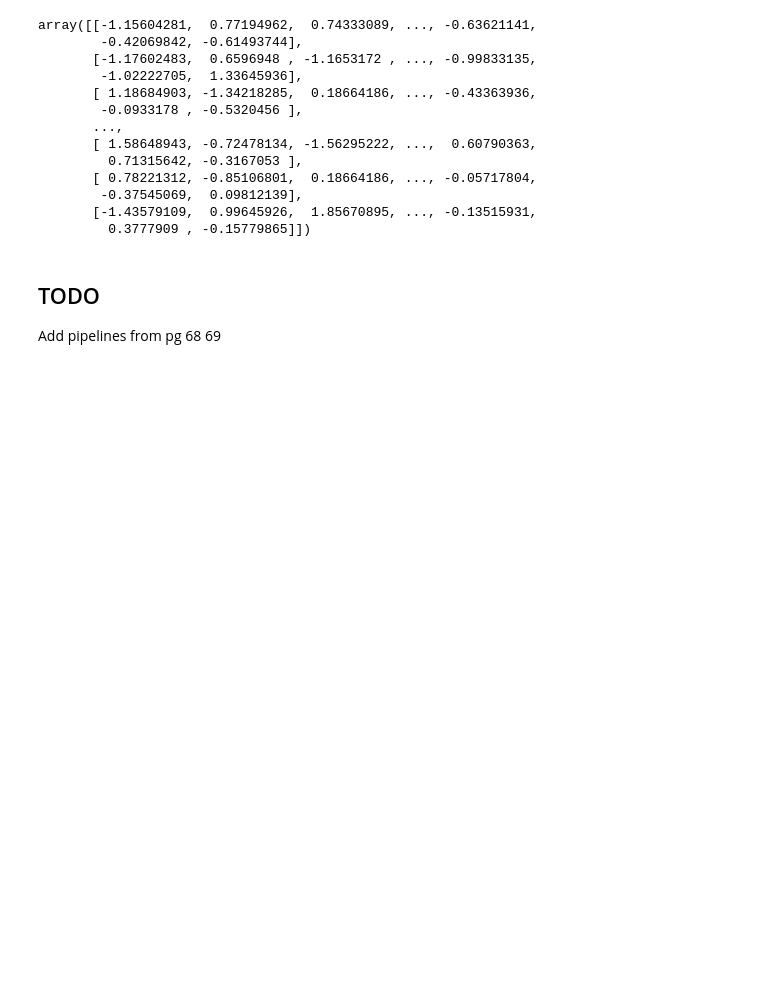
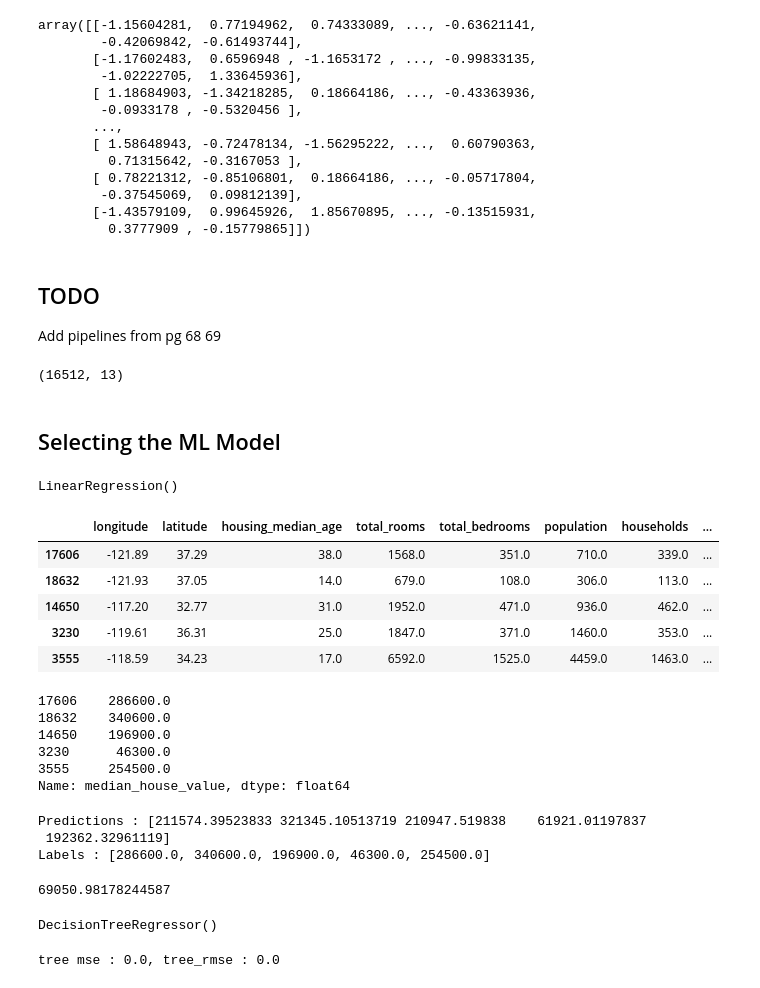
Before and after one commit to thakareakshay1709/my-data-science-projects, a Jupyter notebook: Housing-Price-Predections/housing.ipynb, the cells around one changed output. Drawn from its saved outputs; the diff is of its cells as text; code cells hidden in the pictures; blank space fills up the shorter version.

Commit message:
added Linear Regression, DecisionTrees & RandomForest models

```diff
--- a/Housing-Price-Predections/housing.ipynb
+++ b/Housing-Price-Predections/housing.ipynb
@@ -325,0 +315,16 @@ housing_prepared = full_pipeline.fit_transform(housing)
+# %%
+# cat_pipeline = Pipeline([('cat_pipeline', OneHotEncoder())])
+# full_pipeline = FeatureUnion(transformer_list=[('num_pipeline', num_pipeline), ('cat_pipeline', cat_pipeline)])
+
+
+full_pipeline = ColumnTransformer([
+        ("num", num_pipeline, num_attribs),
+        ("cat", OneHotEncoder(), cat_attribs),
+    ])
+
+housing_prepared = full_pipeline.fit_transform(housing)
+housing_prepared.shape
+# %% [output]
+(16512, 13)
+# %% [markdown]
+## Selecting the ML Model
@@ -325,0 +333,60 @@ housing_prepared = full_pipeline.fit_transform(housing)
+# %%
+lin_reg = LinearRegression()
+lin_reg.fit(housing_prepared, housing_labels)
+# %% [output]
+LinearRegression()
+# %%
+# we have built the simple Linear Regression model, lets try it on few lines on dataset
+some_data = housing.iloc[:5]
+some_data
+# %% [output]
+|  | longitude | latitude | housing_median_age | total_rooms | total_bedrooms | population | households | ... |
+| 17606 | -121.89 | 37.29 | 38.0 | 1568.0 | 351.0 | 710.0 | 339.0 | ... |
+| 18632 | -121.93 | 37.05 | 14.0 | 679.0 | 108.0 | 306.0 | 113.0 | ... |
+| 14650 | -117.20 | 32.77 | 31.0 | 1952.0 | 471.0 | 936.0 | 462.0 | ... |
+| 3230 | -119.61 | 36.31 | 25.0 | 1847.0 | 371.0 | 1460.0 | 353.0 | ... |
+| 3555 | -118.59 | 34.23 | 17.0 | 6592.0 | 1525.0 | 4459.0 | 1463.0 | ... |
+# %%
+some_labels = housing_labels[:5]
+some_labels
+# %% [output]
+17606    286600.0
+18632    340600.0
+14650    196900.0
+3230      46300.0
+3555     254500.0
+Name: median_house_value, dtype: float64
+# %%
+some_data_prepared = full_pipeline.transform(some_data)
+some_predictions = lin_reg.predict(some_data_prepared)
+print(f"Predictions : {some_predictions}")
+print(f"Labels : {list(some_labels)}")
+# %% [output]
+Predictions : [211574.39523833 321345.10513719 210947.519838    61921.01197837
+ 192362.32961119]
+Labels : [286600.0, 340600.0, 196900.0, 46300.0, 254500.0]
+# %%
+# Though the model worked but the predictions are not very accurate. So lets try mean_squared_error
+from sklearn.metrics import mean_squared_error
+housing_predictions = lin_reg.predict(housing_prepared)
+lin_mse = mean_squared_error(housing_labels, housing_predictions)
+lin_rmse = np.sqrt(lin_mse)
+lin_rmse
+# %% [output]
+69050.98178244587
+# %%
+# The mean error in prediction of $69053.98 is not very satisfying. This shows the underfitting of model so we can try
+# some other techniques such as adding some more features or trying complex model here.
+# Lets try DecisionTree which is capable to find more complex relations
+from sklearn.tree import DecisionTreeRegressor
+tree_reg = DecisionTreeRegressor()
+tree_reg.fit(housing_prepared, housing_labels) # training model
+# %% [output]
+DecisionTreeRegressor()
+# %%
+housing_predictions = tree_reg.predict(housing_prepared)
+tree_mse = mean_squared_error(housing_labels, housing_predictions)
+tree_rmse = np.sqrt(tree_mse)
+print(f"tree mse : {tree_mse}, tree_rmse : {tree_rmse}")
+# %% [output]
+tree mse : 0.0, tree_rmse : 0.0
```
Also changed, not shown: parts of 16 cells of this notebook.
